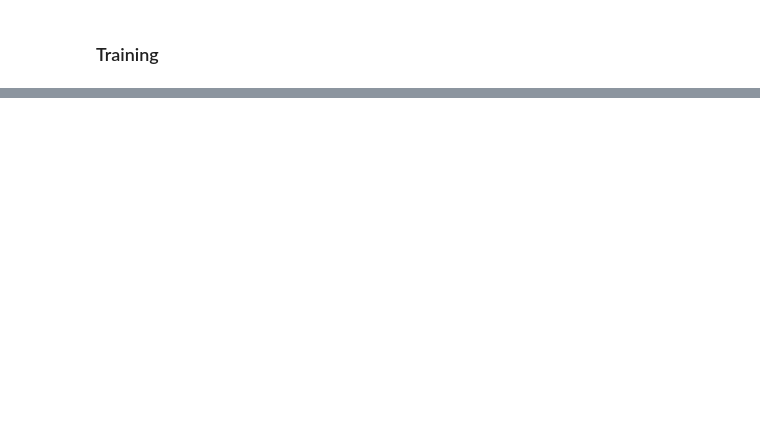
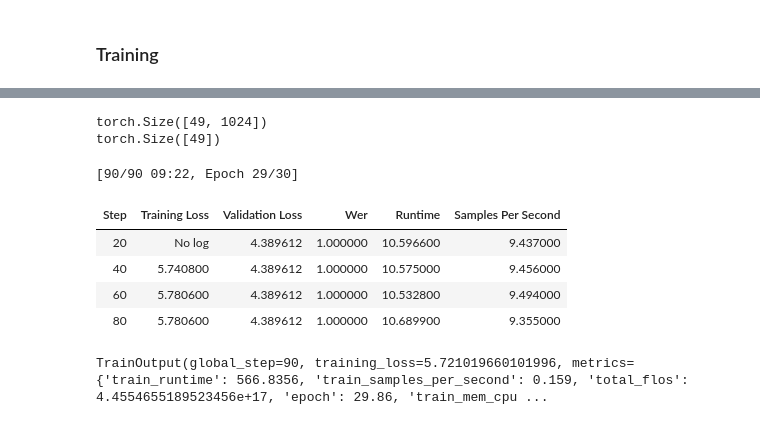
Before and after one commit to RomanEngeler1805/Zindi_AutomaticSpeechRecognition, a Jupyter notebook: Model_Zindi_ASR.ipynb, the cells around one changed output, grey strips where cells are left out. Drawn from its saved outputs; the diff is of its cells as text; code cells hidden in the pictures; blank space fills up the shorter version.

Commit message:
wav2vec2, xlsr for inference. xlsr training pipeline (messy)

```diff
--- a/Model_Zindi_ASR.ipynb
+++ b/Model_Zindi_ASR.ipynb
@@ -370,0 +538,2 @@ KeyError: ignored
+# %%
+data_collator = DataCollatorCTCWithPadding(processor=processor, padding=True)
@@ -370,0 +714,11 @@ KeyError: ignored
+# %%
+# adapt last layer to vocab size
+# (lm_head): Linear(in_features=1024, out_features=37, bias=True)
+model.lm_head = torch.nn.Linear(1024, out_features=len(processor.tokenizer), bias=True)
+# %%
+for p in model.parameters():
+  if p.requires_grad == True:
+    print(p.shape)
+# %% [output]
+torch.Size([49, 1024])
+torch.Size([49])
@@ -370,0 +728,34 @@ KeyError: ignored
+# %%
+## hyperparameters
+from transformers import TrainingArguments
+
+path_model = os.path.join(path, '/model/wav2vec2-large-xlsr-french-test')
+
+training_args = TrainingArguments(
+  output_dir='./', # for some reason it does not save all necessary files in my own gdrive
+  group_by_length=True,
+  per_device_train_batch_size=16,
+  gradient_accumulation_steps=2,
+  evaluation_strategy="steps",
+  num_train_epochs=30,
+  fp16=True,
+  save_steps=40,
+  eval_steps=20,
+  logging_steps=30,
+  learning_rate=3e-4,
+  warmup_steps=10,
+  save_total_limit=2,
+)
+# %%
+## Trainer
+from transformers import Trainer
+
+trainer = Trainer(
+    model=model,
+    data_collator=data_collator,
+    args=training_args,
+    compute_metrics=compute_metrics,
+    train_dataset=data_train,
+    eval_dataset=data_train,
+    tokenizer=processor.feature_extractor,
+)
@@ -370,0 +770,11 @@ KeyError: ignored
+# %%
+## start training
+trainer.train()
+# %% [output]
+[90/90 09:22, Epoch 29/30]
+| Step | Training Loss | Validation Loss | Wer | Runtime | Samples Per Second |
+| 20 | No log | 4.389612 | 1.000000 | 10.596600 | 9.437000 |
+| 40 | 5.740800 | 4.389612 | 1.000000 | 10.575000 | 9.456000 |
+| 60 | 5.780600 | 4.389612 | 1.000000 | 10.532800 | 9.494000 |
+| 80 | 5.780600 | 4.389612 | 1.000000 | 10.689900 | 9.355000 |
+TrainOutput(global_step=90, training_loss=5.721019660101996, metrics={'train_runtime': 566.8356, 'train_samples_per_second': 0.159, 'total_flos': 4.4554655189523456e+17, 'epoch': 29.86, 'train_mem_cpu ...
```
Also changed, not shown: parts of 45 cells of this notebook.
